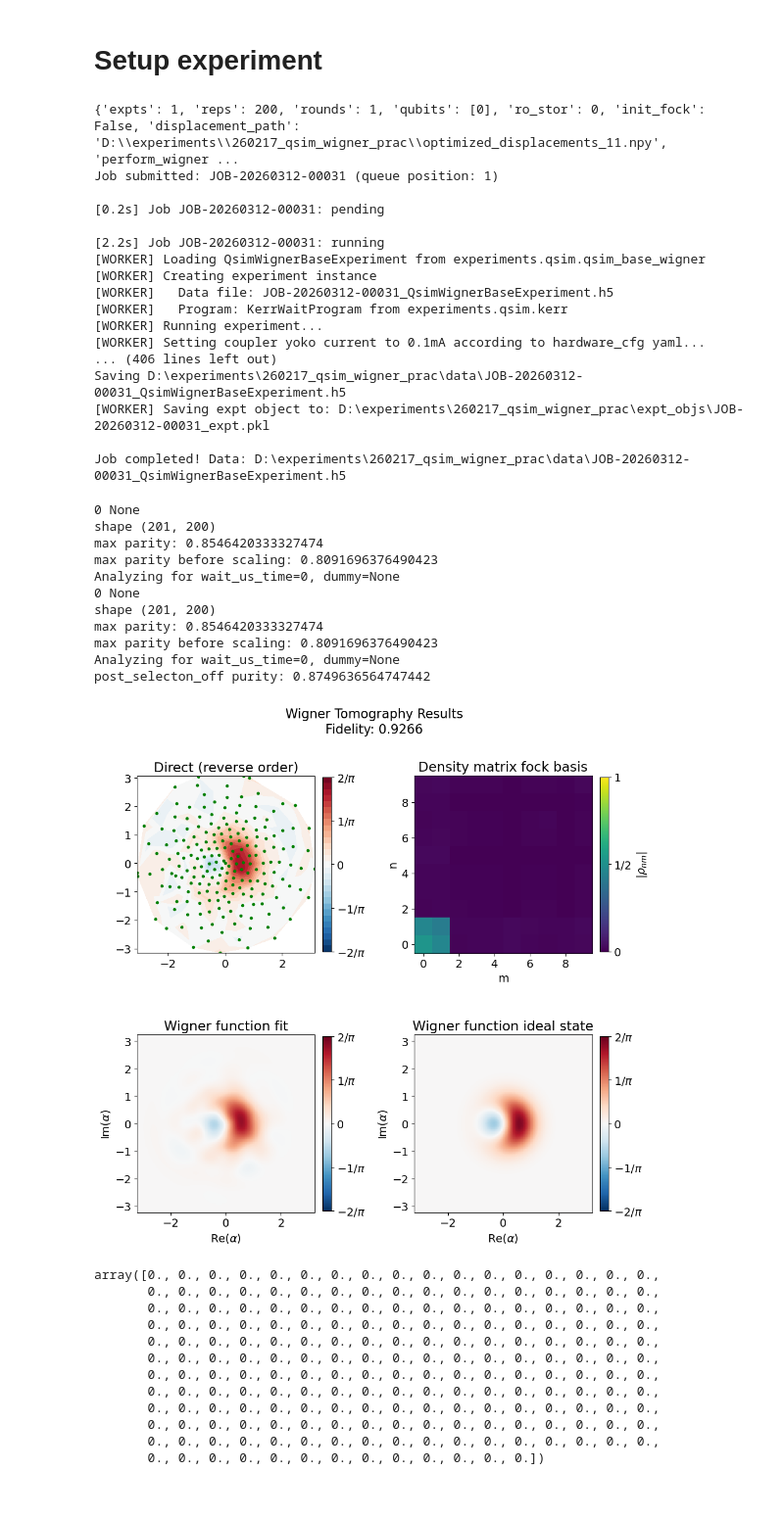
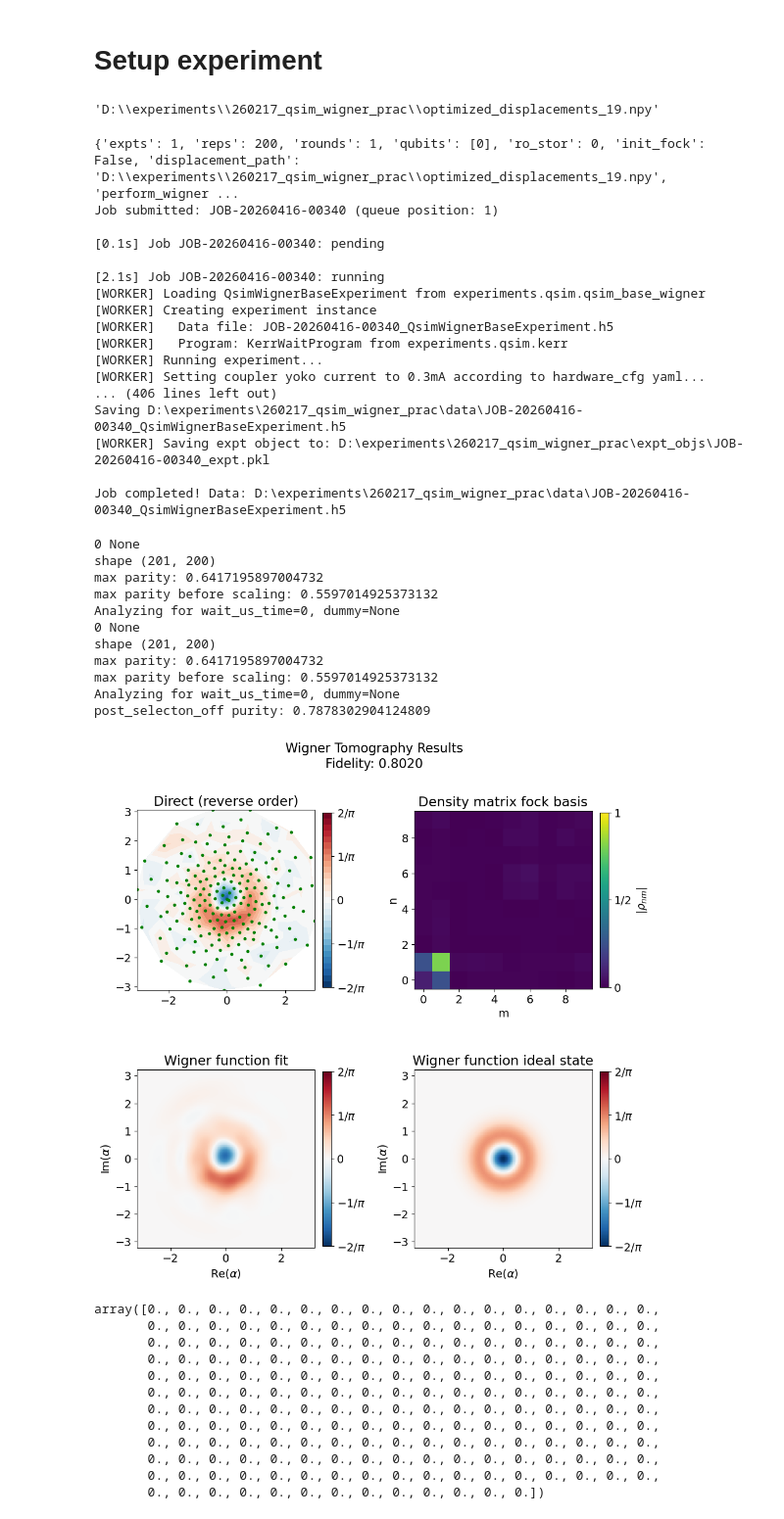
Before and after one commit to SchusterLab/multimode_expts, a Jupyter notebook: measurement_notebooks/jonginn/qsim_wigner_jonginn.ipynb, the cells around one changed output. Shown at 98% size. Saved outputs shown, nothing was run; the diff lists cells and outputs as text; code cells hidden in the pictures.

```diff
--- a/measurement_notebooks/jonginn/qsim_wigner_jonginn.ipynb
+++ b/measurement_notebooks/jonginn/qsim_wigner_jonginn.ipynb
@@ -46,9 +46,9 @@ print("Welcome", user)
 station = MultimodeStation(
     user=user,
     experiment_name = "260217_qsim_wigner_prac",
-    hardware_config="CFG-HW-20260316-00029",
-    storage_man_file="CFG-M1-20260316-00007",
-    floquet_file="CFG-FL-20260223-00017",
+    hardware_config="CFG-HW-20260417-00001",
+    storage_man_file="CFG-M1-20260416-00014",
+    floquet_file="CFG-FL-20260401-00021",
     multiphoton_config = "CFG-MP-20260121-00001"
 )
 
@@ -56,6 +56,6 @@ station = MultimodeStation(
 
 USE_QUEUE = True
 
-mm_base_calib = MM_dual_rail_base(station.hardware_cfg, station.soc)
+mm_base_calib = MM_dual_rail_base(station.hardware_cfg, station.soccfg)
 # multiphoton_cfg_thisrun = AttrDict(deepcopy(mm_base_calib.multiphoton_cfg))
 # %% [output]
@@ -1135,5 +1118,9 @@ Displacements saved to D:\experiments\260217_qsim_wigner_prac\optimized_displace
 # %% [markdown]
 # Setup experiment
+# %%
+return_dict['path']
+# %% [output]
+'D:\\experiments\\260217_qsim_wigner_prac\\optimized_displacements_19.npy'
 # %%
 kerr_wait_wigner_defaults = AttrDict(dict(
     expts=1,
@@ -1205,31 +1192,31 @@ wigner = wigner_runner.execute(
     ro_stor=0,
     relax_delay=2500,
     parity_fast = False,
-    init_man_fock_state = '+',
+    init_man_fock_state = '1',
     wait_us_times=[0],
-    parity_check = True,
-    parity_post_select = True,
+    parity_check = False,
+    parity_post_select = False,
     ringdown_wait = 3
 
 )
 # %% [output]
-{'expts': 1, 'reps': 200, 'rounds': 1, 'qubits': [0], 'ro_stor': 0, 'init_fock': False, 'displacement_path': 'D:\\experiments\\260217_qsim_wigner_prac\\optimized_displacements_11.npy', 'perform_wigner ...
-Job submitted: JOB-20260312-00031 (queue position: 1)
+{'expts': 1, 'reps': 200, 'rounds': 1, 'qubits': [0], 'ro_stor': 0, 'init_fock': False, 'displacement_path': 'D:\\experiments\\260217_qsim_wigner_prac\\optimized_displacements_19.npy', 'perform_wigner ...
+Job submitted: JOB-20260416-00340 (queue position: 1)
 
-[0.2s] Job JOB-20260312-00031: pending
+[0.1s] Job JOB-20260416-00340: pending
 
-[2.2s] Job JOB-20260312-00031: running
+[2.1s] Job JOB-20260416-00340: running
 [WORKER] Loading QsimWignerBaseExperiment from experiments.qsim.qsim_base_wigner
 [WORKER] Creating experiment instance
-[WORKER]   Data file: JOB-20260312-00031_QsimWignerBaseExperiment.h5
+[WORKER]   Data file: JOB-20260416-00340_QsimWignerBaseExperiment.h5
 [WORKER]   Program: KerrWaitProgram from experiments.qsim.kerr
 [WORKER] Running experiment...
-[WORKER] Setting coupler yoko current to 0.1mA according to hardware_cfg yaml...
+[WORKER] Setting coupler yoko current to 0.3mA according to hardware_cfg yaml...
 ... (406 lines left out)
-Saving D:\experiments\260217_qsim_wigner_prac\data\JOB-20260312-00031_QsimWignerBaseExperiment.h5
-[WORKER] Saving expt object to: D:\experiments\260217_qsim_wigner_prac\expt_objs\JOB-20260312-00031_expt.pkl
+Saving D:\experiments\260217_qsim_wigner_prac\data\JOB-20260416-00340_QsimWignerBaseExperiment.h5
+[WORKER] Saving expt object to: D:\experiments\260217_qsim_wigner_prac\expt_objs\JOB-20260416-00340_expt.pkl
 
-Job completed! Data: D:\experiments\260217_qsim_wigner_prac\data\JOB-20260312-00031_QsimWignerBaseExperiment.h5
+Job completed! Data: D:\experiments\260217_qsim_wigner_prac\data\JOB-20260416-00340_QsimWignerBaseExperiment.h5
 # %%
 # test_wigner = meas.QsimWignerBaseExperiment(config_file=station.hardware_config_file, expt_params=kerr_wait_wigner_defaults)
 # test_wigner.data = wigner.data
@@ -1244,31 +1231,31 @@ Job completed! Data: D:\experiments\260217_qsim_wigner_prac\data\JOB-20260312-00
 # %%
 from fitting.fitting import wigner_purity_calculation
 cutoff = 10
 wigner.cfg.expt.parity_post_select = False
 # ideal_state = (qt.basis(cutoff, 0)+qt.basis(cutoff, 4)).unit()
-ideal_state = (qt.basis(cutoff, 0)+qt.basis(cutoff, 1)).unit()
-# ideal_state = (qt.basis(cutoff, 1)).unit()
+# ideal_state = (qt.basis(cutoff, 0)+qt.basis(cutoff, 1)).unit()
+ideal_state = (qt.basis(cutoff, 1)).unit()
 # ideal_state = (qt.coherent(cutoff, 1.0)).unit()
 a = np.real(wigner_purity_calculation(wigner)[0])
 wigner.analyze_wigner(cutoff=cutoff, debug=True)
 wigner.display(rotate=True, initial_state=ideal_state, mode_state_num=cutoff, station=station, save_fig=False)
 if wigner.cfg.expt.parity_post_select:
     print(f"post_selecton_on purity: {a[0]}")
 else:
     print(f"post_selecton_off purity: {a[0]}")
 # %% [output]
 0 None
 shape (201, 200)
-max parity: 0.8546420333327474
-max parity before scaling: 0.8091696376490423
+max parity: 0.6417195897004732
+max parity before scaling: 0.5597014925373132
 Analyzing for wait_us_time=0, dummy=None
 0 None
 shape (201, 200)
-max parity: 0.8546420333327474
-max parity before scaling: 0.8091696376490423
+max parity: 0.6417195897004732
+max parity before scaling: 0.5597014925373132
 Analyzing for wait_us_time=0, dummy=None
-post_selecton_off purity: 0.8749636564747442
+post_selecton_off purity: 0.7878302904124809
-[figure, old version]
+[figure, new version]
 # %%
 idata_post_sliced = wigner.data['idata'][0, 0, 1, 0, 0::2]
 parity_readout = wigner.data['parity_idata'][0, 0, 1, 0]
```
Also changed, not shown: parts of 11 cells of this notebook, 3 other files.
